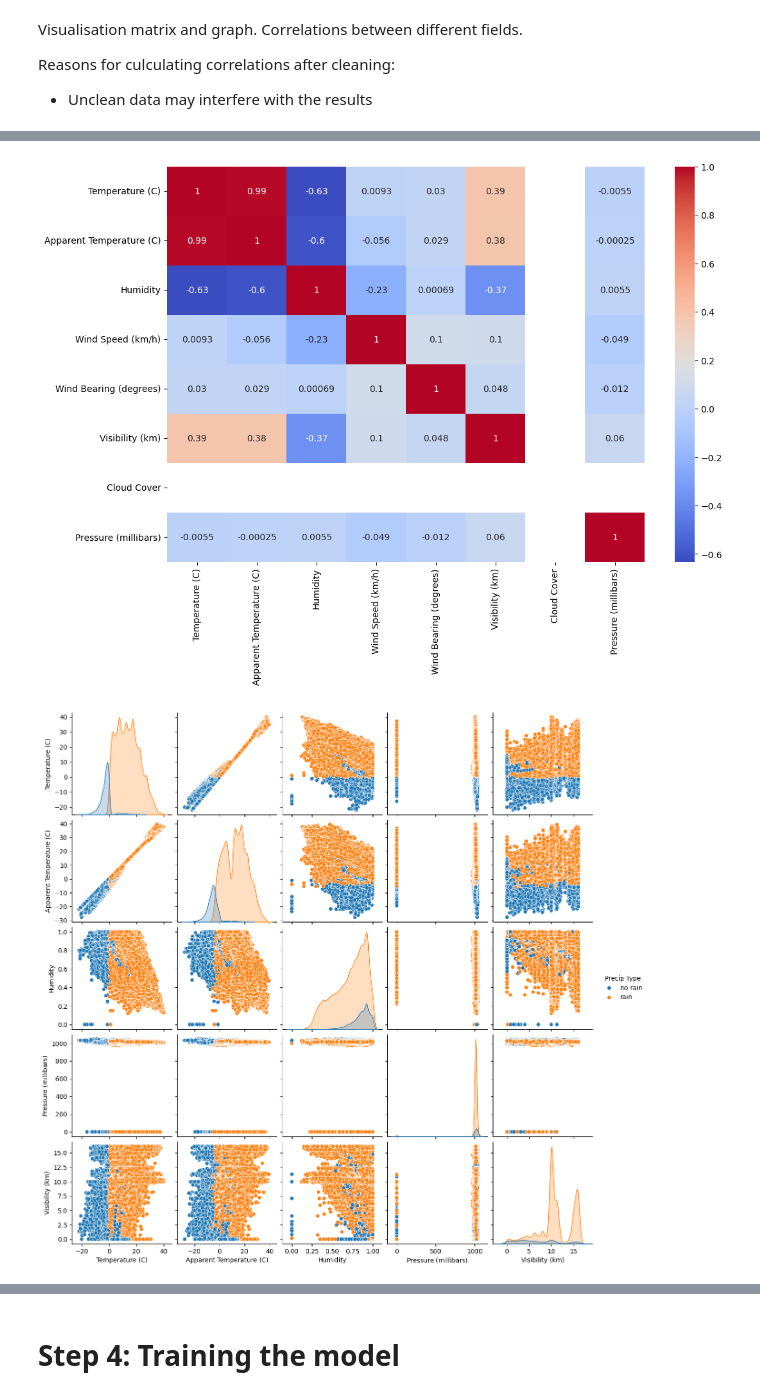
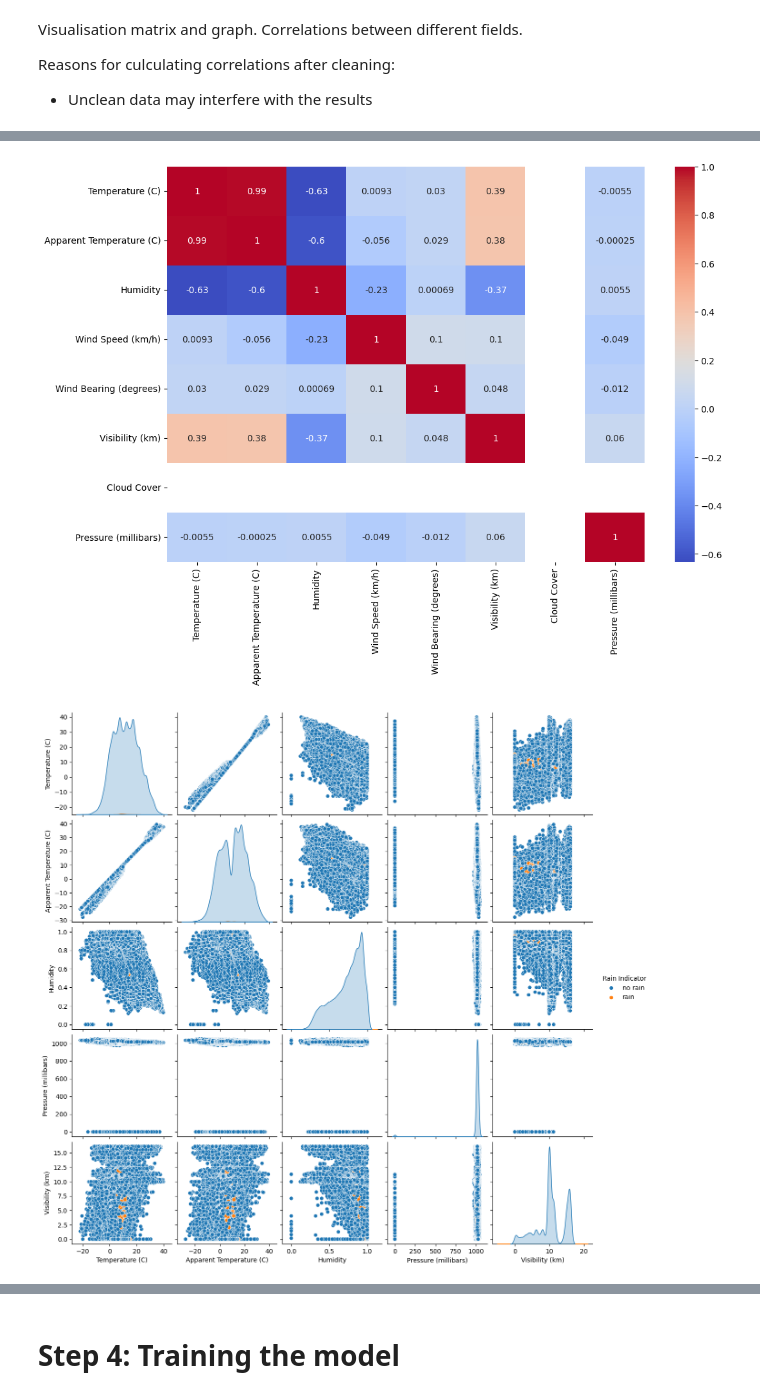
Before and after one commit to Gamma7787/Python_Assignment, a Jupyter notebook: 224272E_SOT_Assignment.ipynb, the cells around one changed output, grey strips where cells are left out. Drawn from its saved outputs; the diff is of its cells as text; code cells hidden in the pictures.

```diff
--- a/224272E_SOT_Assignment.ipynb
+++ b/224272E_SOT_Assignment.ipynb
@@ -287,12 +297,0 @@ This is to ensure that the correct target is selected
-# %%
-ds2['Precip Type'] = ds2['Precip Type'].astype('category')
-
-# Sample 2 data points each for "no rain" and "rain"
-sample_no_rain = ds2[ds2['Precip Type'] == 'no rain'].sample(5, random_state=42)
-sample_rain = ds2[ds2['Precip Type'] == 'rain'].sample(5, random_state=42)
-
-# Concatenate the samples
-sample_df = pd.concat([sample_no_rain, sample_rain])
-
-# Display the samples
-print(sample_df)
@@ -335,12 +316,12 @@ ds2.corr(numeric_only=True)
 # %%
 numerical_ds2 = ds2.select_dtypes(include=['number'])
 
 plt.figure(figsize=(12, 8))
 sns.heatmap(numerical_ds2.corr(), annot=True, cmap='coolwarm')
 plt.show()
 
-sns.pairplot(ds2[['Temperature (C)','Apparent Temperature (C)', 'Humidity', 'Pressure (millibars)', 'Visibility (km)', 'Precip Type']], hue='Precip Type')
+sns.pairplot(ds2[['Temperature (C)','Apparent Temperature (C)', 'Humidity', 'Pressure (millibars)', 'Visibility (km)', 'Rain Indicator']], hue='Rain Indicator')
 plt.show()
 # %% [output]
 [figure]
-[figure, old version]
+[figure, new version]
```
Also changed, not shown: parts of 12 cells of this notebook.
